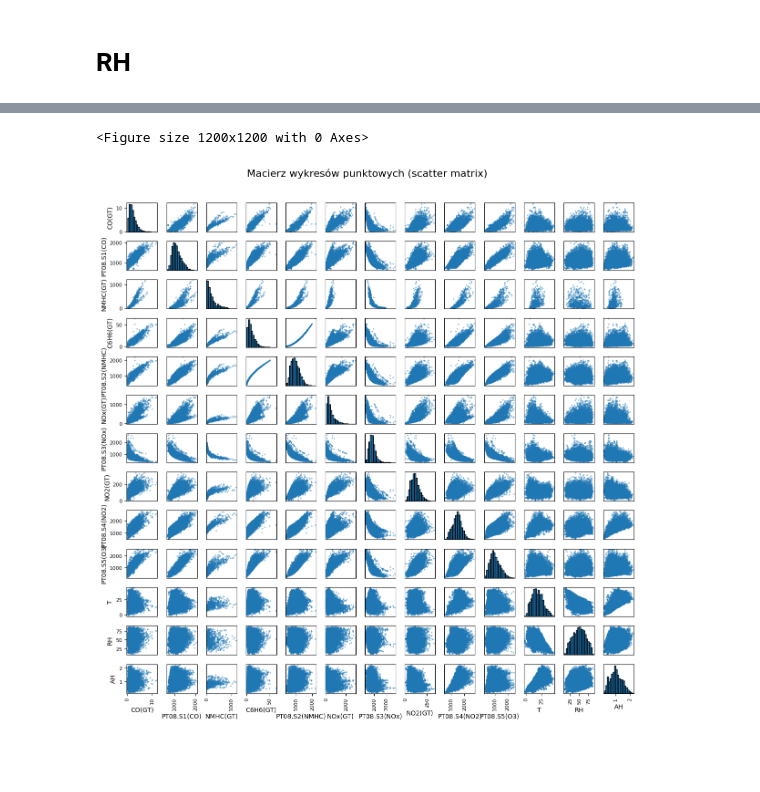
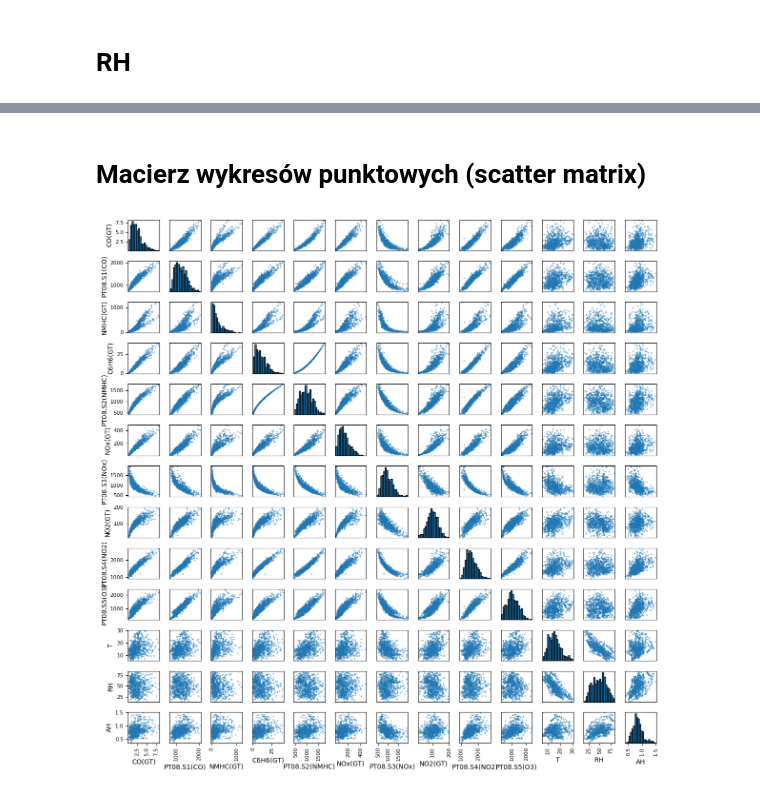
Before and after one commit to andrii-zapukhlyi/air_quality_analysis, a Jupyter notebook: Visualisation.ipynb, the cells around one changed output, grey strips where cells are left out. Drawn from its saved outputs; the diff is of its cells as text; code cells hidden in the pictures; blank space fills up the shorter version.

Commit message:
initial_analisis and visualisation

```diff
--- a/Visualisation.ipynb
+++ b/Visualisation.ipynb
@@ -135,2 +15,0 @@ W ramach oczyszczania danych usunięto ostatnie 144 wiersze, które nie zawiera
-# %%
-df = df.fillna(df.median(numeric_only=True))
@@ -191,3 +16,5 @@ dtale
+# %%
+df=df.dropna()
 # %% [markdown]
 # PT08.S3(NOx)
 # %%
@@ -1117,19 +591,20 @@ plt.show()
+# %% [markdown]
+# Macierz wykresów punktowych (scatter matrix)
 # %%
+
 from pandas.plotting import scatter_matrix
 import matplotlib.pyplot as plt
 
-# Scatter matrix z histogramami na przekątnej
-plt.figure(figsize=(12,12))
+
 scatter_matrix(df,
                alpha=0.5,
                diagonal='hist',
                figsize=(12,12),
-               s=20,            # rozmiar punktów
+               s=20,
                hist_kwds={'bins': 20, 'edgecolor':'k'})
-plt.suptitle("Macierz wykresów punktowych (scatter matrix)", y=1.02, fontsize=16)
+plt.suptitle("", y=1.02, fontsize=16)
 plt.tight_layout()
 plt.show()
 # %% [output]
-<Figure size 1200x1200 with 0 Axes>
-[figure, old version]
+[figure, new version]
 # %% [markdown]
```
Also changed, not shown: parts of 62 cells of this notebook, 2 other files.
